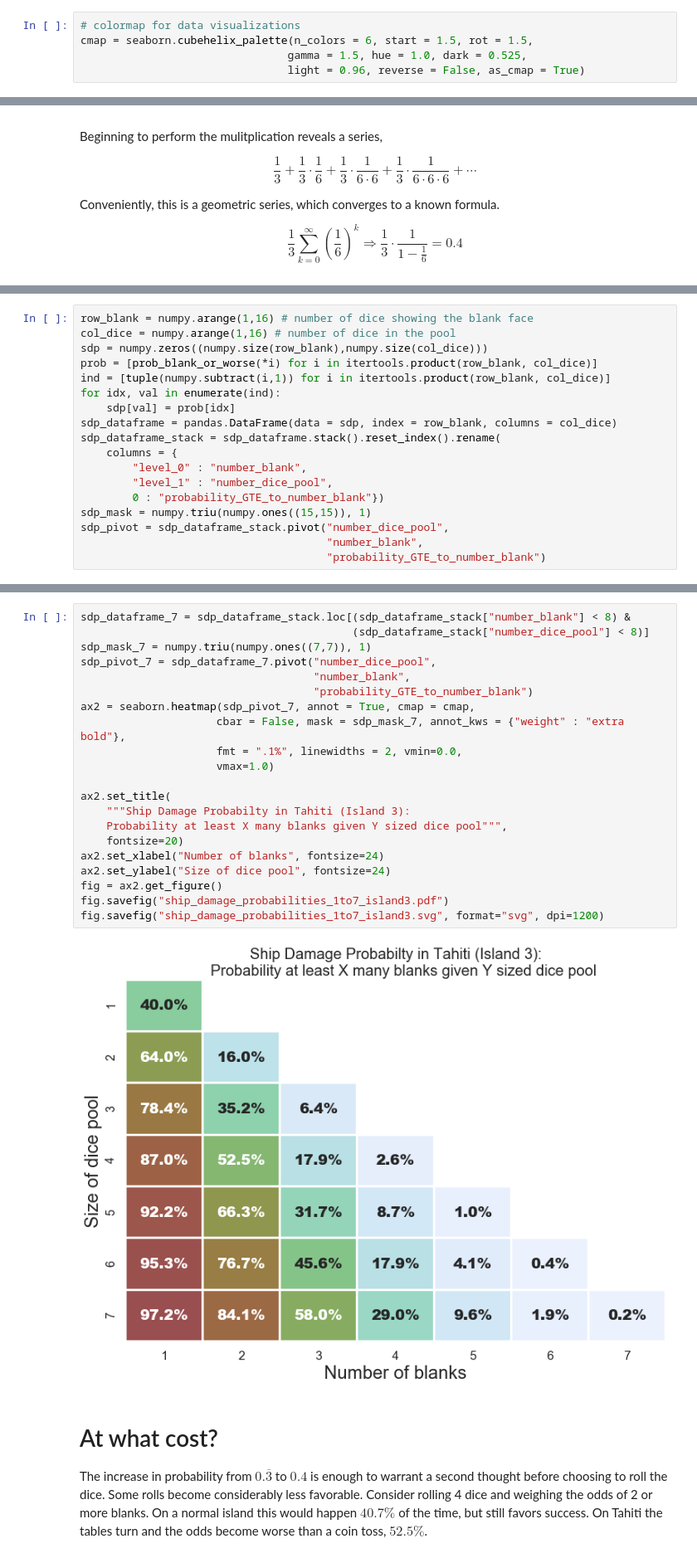
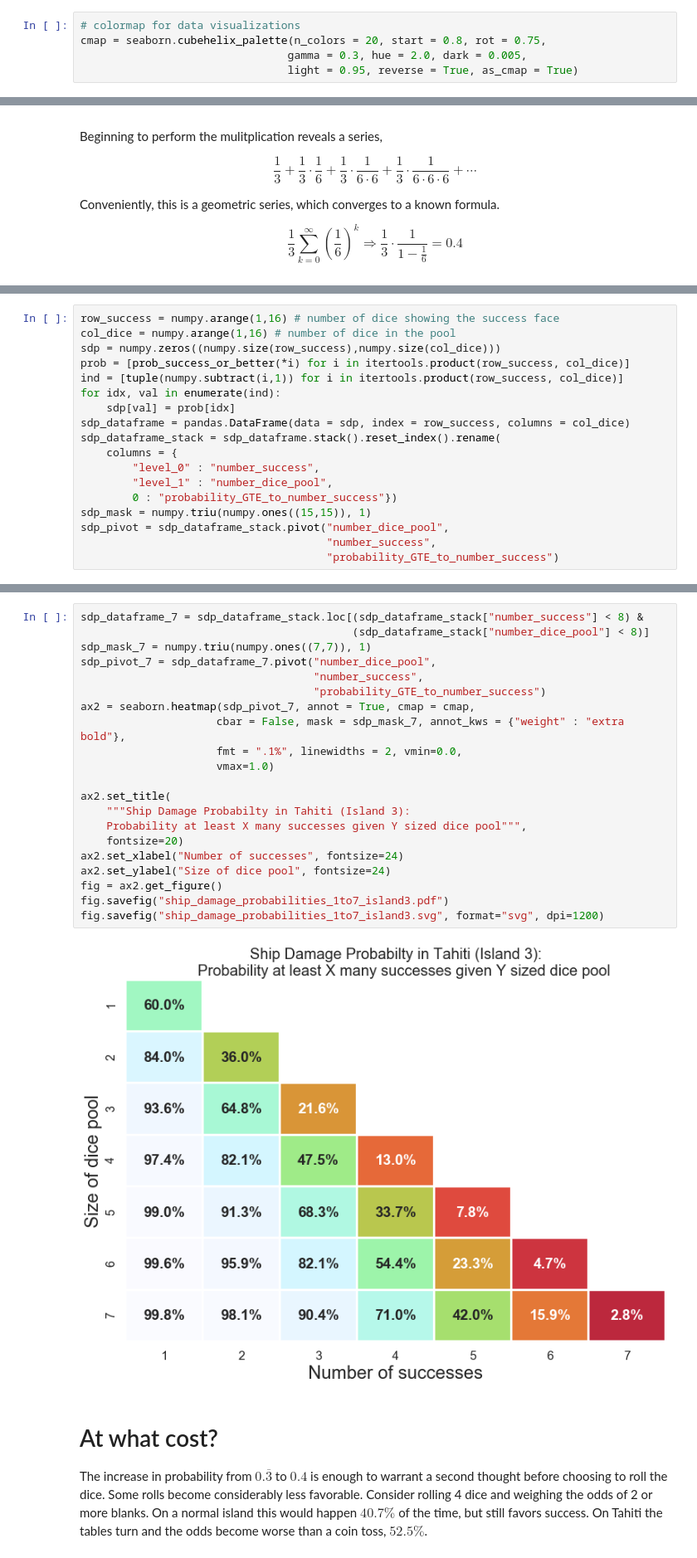
Before and after one commit to cardboardai/boardgame-bookie, a Jupyter notebook: boardgames/seafall/The Perils in Tahiti.ipynb, the cells around one changed output, grey strips where cells are left out. Shown at 83% size. Cells and saved outputs as stored; diff of their text form.

```diff
--- a/boardgames/seafall/The Perils in Tahiti.ipynb
+++ b/boardgames/seafall/The Perils in Tahiti.ipynb
@@ -14,9 +14,9 @@ import scipy.special
 import seaborn
 # %%
 # colormap for data visualizations
-cmap = seaborn.cubehelix_palette(n_colors = 6, start = 1.5, rot = 1.5,
-                                gamma = 1.5, hue = 1.0, dark = 0.525,
-                                light = 0.96, reverse = False, as_cmap = True)
+cmap = seaborn.cubehelix_palette(n_colors = 20, start = 0.8, rot = 0.75,
+                                gamma = 0.3, hue = 2.0, dark = 0.005,
+                                light = 0.95, reverse = True, as_cmap = True)
 # %% [markdown]
 # Redefine the probability of rolling a blank
 Without any modifications the chance of rolling a blank is $1/3$ and the chance of rolling a minor success is $1/6$. Now, we must account for the situation where every minor success is re-rolled. Again there is a $1/3$ of rolling a blank, but we might end up with additional rolls if another minor success turns up. Conceivably, an infinite sequence of rolling could occur if a minor success is repeatedly rolled over and over again. To calculate the chances of rolling a blank than requires us to write an equation that is infinitely long.
@@ -52,22 +52,22 @@ def prob_blank_or_worse(num_blank, total_dice):
     return p
 # %%
-row_blank = numpy.arange(1,16) # number of dice showing the blank face
+row_success = numpy.arange(1,16) # number of dice showing the success face
 col_dice = numpy.arange(1,16) # number of dice in the pool
-sdp = numpy.zeros((numpy.size(row_blank),numpy.size(col_dice)))
-prob = [prob_blank_or_worse(*i) for i in itertools.product(row_blank, col_dice)]
-ind = [tuple(numpy.subtract(i,1)) for i in itertools.product(row_blank, col_dice)]
+sdp = numpy.zeros((numpy.size(row_success),numpy.size(col_dice)))
+prob = [prob_success_or_better(*i) for i in itertools.product(row_success, col_dice)]
+ind = [tuple(numpy.subtract(i,1)) for i in itertools.product(row_success, col_dice)]
 for idx, val in enumerate(ind):
     sdp[val] = prob[idx]
-sdp_dataframe = pandas.DataFrame(data = sdp, index = row_blank, columns = col_dice)
+sdp_dataframe = pandas.DataFrame(data = sdp, index = row_success, columns = col_dice)
 sdp_dataframe_stack = sdp_dataframe.stack().reset_index().rename(
     columns = {
-        "level_0" : "number_blank",
+        "level_0" : "number_success",
         "level_1" : "number_dice_pool",
-        0 : "probability_GTE_to_number_blank"})
+        0 : "probability_GTE_to_number_success"})
 sdp_mask = numpy.triu(numpy.ones((15,15)), 1)
 sdp_pivot = sdp_dataframe_stack.pivot("number_dice_pool",
-                                      "number_blank",
-                                      "probability_GTE_to_number_blank")
+                                      "number_success",
+                                      "probability_GTE_to_number_success")
 # %%
 seaborn.set(style = "white")
 seaborn.set_context("poster")
@@ -90,26 +90,26 @@ fig.savefig("ship_damage_probabilities_1to15_island3.svg", format="svg", dpi=120
 # %%
-sdp_dataframe_7 = sdp_dataframe_stack.loc[(sdp_dataframe_stack["number_blank"] < 8) &
+sdp_dataframe_7 = sdp_dataframe_stack.loc[(sdp_dataframe_stack["number_success"] < 8) &
                                           (sdp_dataframe_stack["number_dice_pool"] < 8)]
 sdp_mask_7 = numpy.triu(numpy.ones((7,7)), 1)
 sdp_pivot_7 = sdp_dataframe_7.pivot("number_dice_pool",
-                                    "number_blank",
-                                    "probability_GTE_to_number_blank")
+                                    "number_success",
+                                    "probability_GTE_to_number_success")
 ax2 = seaborn.heatmap(sdp_pivot_7, annot = True, cmap = cmap,
                      cbar = False, mask = sdp_mask_7, annot_kws = {"weight" : "extra bold"},
                      fmt = ".1%", linewidths = 2, vmin=0.0,
                      vmax=1.0)
 
 ax2.set_title(
     """Ship Damage Probabilty in Tahiti (Island 3):
-    Probability at least X many blanks given Y sized dice pool""",
+    Probability at least X many successes given Y sized dice pool""",
     fontsize=20)
-ax2.set_xlabel("Number of blanks", fontsize=24)
+ax2.set_xlabel("Number of successes", fontsize=24)
 ax2.set_ylabel("Size of dice pool", fontsize=24)
 fig = ax2.get_figure()
 fig.savefig("ship_damage_probabilities_1to7_island3.pdf")
 fig.savefig("ship_damage_probabilities_1to7_island3.svg", format="svg", dpi=1200)
 # %% [output]
-[figure, old version]
+[figure, new version]
 # %% [markdown]
 # At what cost?
 The increase in probability from $0.\overline{3}$ to $0.4$ is enough to warrant a second thought before choosing to roll the dice. Some rolls become considerably less favorable. Consider rolling 4 dice and weighing the odds of 2 or more blanks. On a normal island this would happen $40.7\%$ of the time, but still favors success. On Tahiti the tables turn and the odds become worse than a coin toss, $52.5\%$.
```
Also changed, not shown: parts of 2 cells of this notebook, 23 other files.
